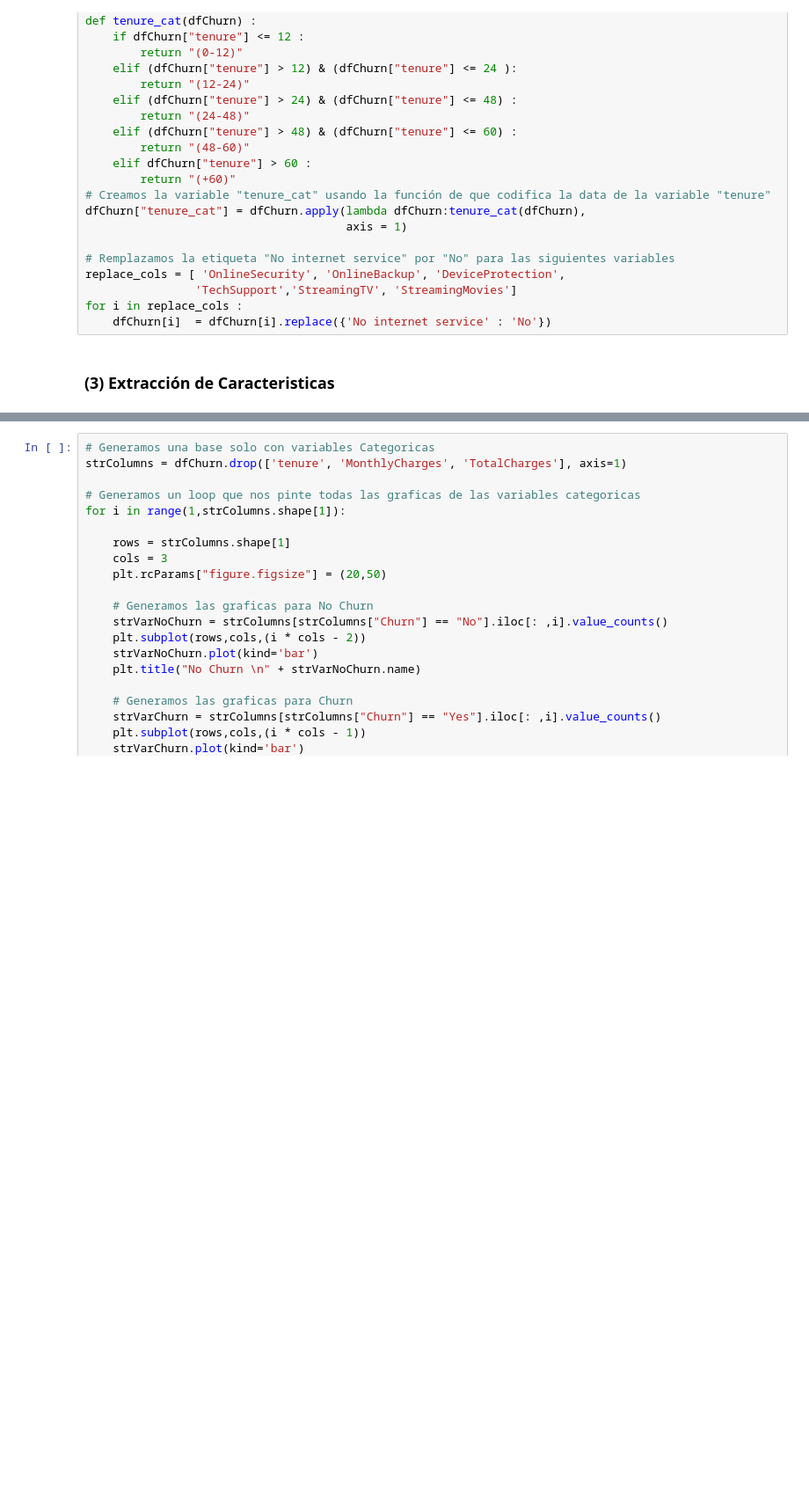
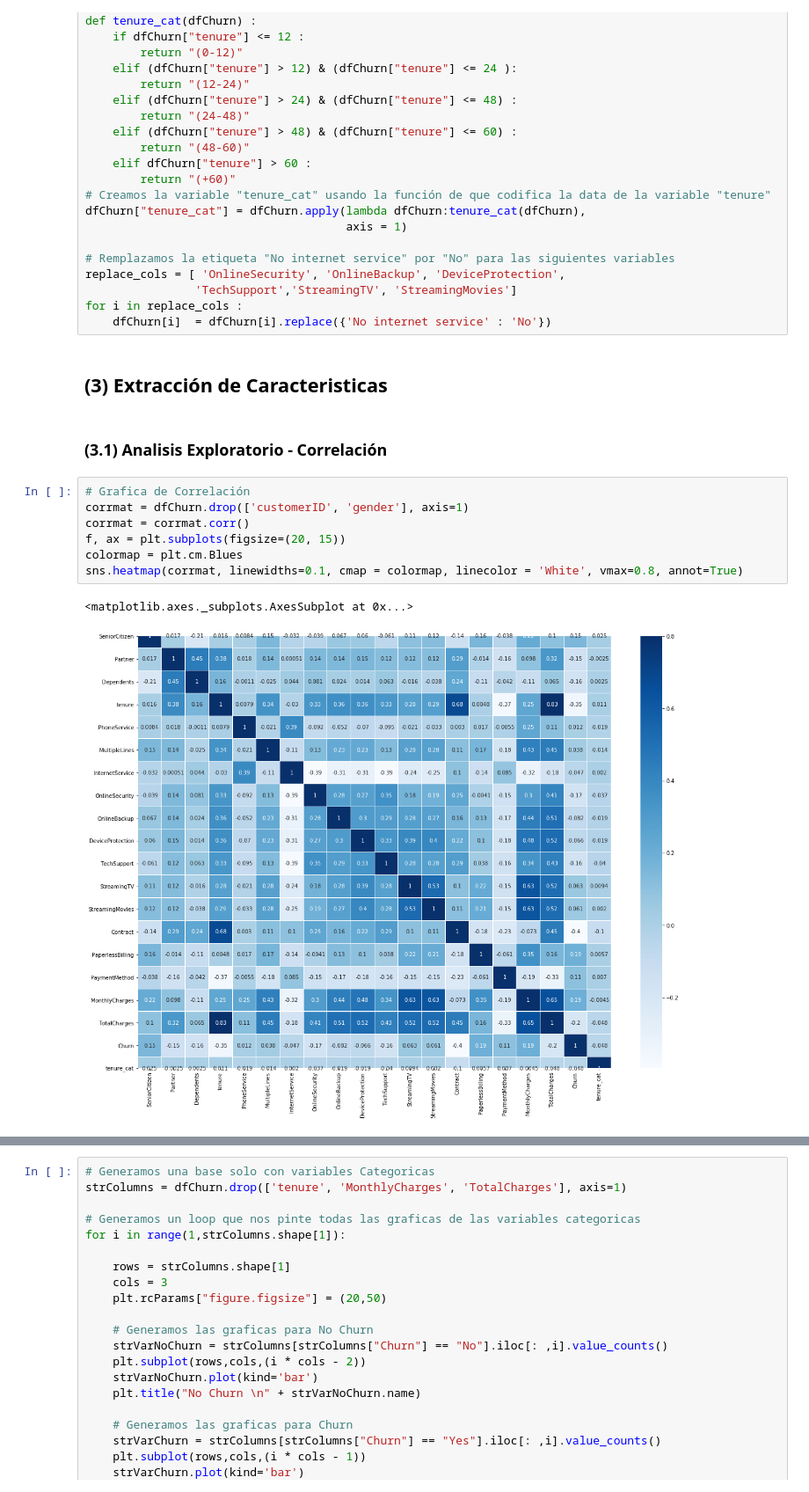
Before and after one commit to jorgeo80/UP_MCD, a Jupyter notebook: MachineLearning/Proyecto/CHURNAnalysis.ipynb, the cells around one changed output, grey strips where cells are left out. Shown at 88% size. Saved outputs shown, nothing was run; the diff lists cells and outputs as text; blank space fills up the shorter version.

```diff
--- a/MachineLearning/Proyecto/CHURNAnalysis.ipynb
+++ b/MachineLearning/Proyecto/CHURNAnalysis.ipynb
@@ -89,5 +89,17 @@ replace_cols = [ 'OnlineSecurity', 'OnlineBackup', 'DeviceProtection',
 for i in replace_cols :
     dfChurn[i]  = dfChurn[i].replace({'No internet service' : 'No'})
 # %% [markdown]
-### (3) Extracción de Caracteristicas
+## (3) Extracción de Caracteristicas
+# %% [markdown]
+### (3.1) Analisis Exploratorio - Correlación
+# %%
+# Grafica de Correlación
+corrmat = dfChurn.drop(['customerID', 'gender'], axis=1)
+corrmat = corrmat.corr()
+f, ax = plt.subplots(figsize=(20, 15))
+colormap = plt.cm.Blues
+sns.heatmap(corrmat, linewidths=0.1, cmap = colormap, linecolor = 'White', vmax=0.8, annot=True)
+# %% [output]
+<matplotlib.axes._subplots.AxesSubplot at 0x...>
+[figure, added]
 # %% [markdown]
```
Also changed, not shown: parts of 50 cells of this notebook.
